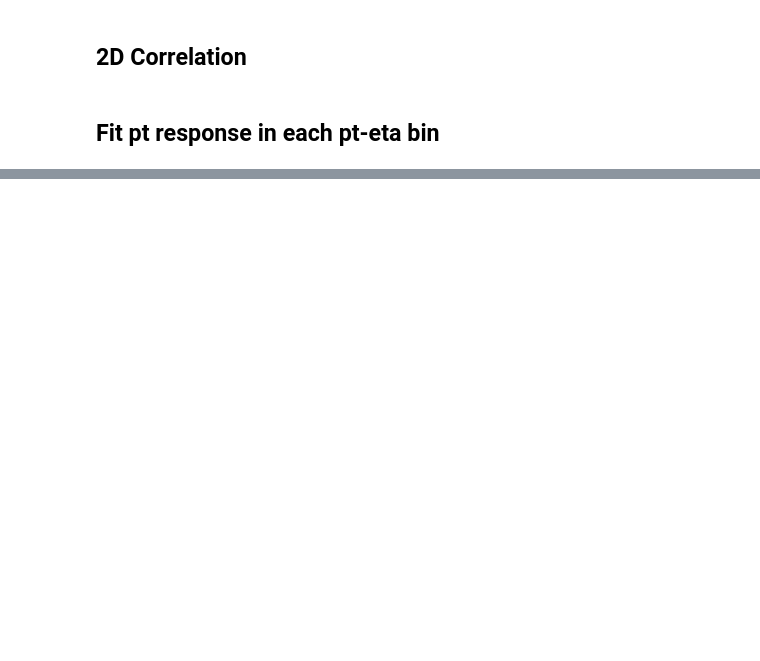
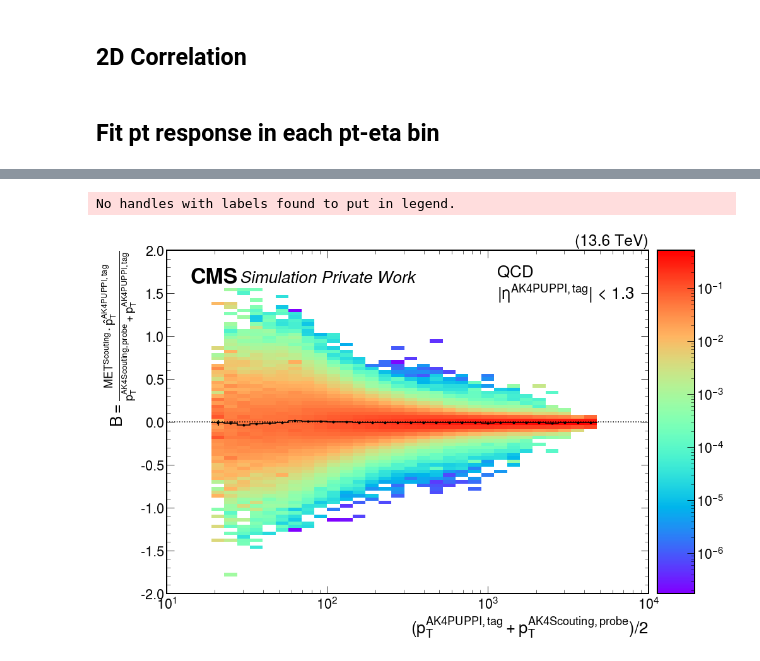
Before and after one commit to patinkaew/online-offline-jec, a Jupyter notebook: notebook/Analysis.ipynb, the cells around one changed output, grey strips where cells are left out. Saved outputs shown, nothing was run; the diff lists cells and outputs as text; code cells hidden in the pictures; blank space fills up the shorter version.

```diff
--- a/notebook/Analysis.ipynb
+++ b/notebook/Analysis.ipynb
@@ -97,0 +73,5 @@ out["processed_lumi"][dataset]["lumi"] = lumidata.get_lumi(out["processed_lumi"]
+# %%
+year = 2022
+era = "F"
+lumi_csv_path = "corrections/lumidata/lumi{}.csv".format(str(year)+era)
+lumi_csv_path
@@ -571,0 +669,34 @@ plot_tp_response(out, dataset=dataset,
+# %%
+# def plot_response(out, **kwargs):
+#     return plot_spectrum(out, "response", **kwargs)
+
+# def plot_tp_response(out, **kwargs):
+#     if "x_jet_label" in kwargs:
+#         kwargs["xlabel"] = format_pt_text(kwargs["x_jet_label"], kwargs.get("xlabel_full", False))
+#         if "y_jet_label" in kwargs:
+#             kwargs["ylabel"] = format_response_text(kwargs["x_jet_label"], kwargs["y_jet_label"],
+#                                                     kwargs.get("ylabel_style", 0),
+#                                                     kwargs.get("ylabel_full", False))
+#     return plot_spectrum(out, "tp_response", **kwargs)
+
+plot_response = partial(plot_spectrum, hist_name="response",
+                        xlabel=format_pt_text, ylabel=format_response_text,
+                        hline=1.0)
+plot_asymmetry = partial(plot_spectrum, hist_name="asymmetry",
+                         xlabel=format_ave_pt_text, ylabel=format_asymmetry_text,
+                         hline=0.0)
+plot_tp_response = partial(plot_spectrum, hist_name="tp_response",
+                           xlabel=format_pt_text, ylabel=format_response_text,
+                           hline=1.0)
+plot_tp_asymmetry = partial(plot_spectrum, hist_name="tp_asymmetry",
+                            xlabel=format_ave_pt_text, ylabel=format_asymmetry_text,
+                            hline=0.0)
+plot_tp_metprojection = partial(plot_spectrum, hist_name="tp_metprojection",
+                                xlabel=format_ave_pt_text, ylabel=format_metprojection_text,
+                                hline=0.0)
+plot_tp_db = partial(plot_spectrum, hist_name="tp_asymmetry", plot_what="derive",
+                     xlabel=format_ave_pt_text, ylabel="Response $R_{rel}$",
+                     hline=1.0)
+plot_tp_mpf = partial(plot_spectrum, hist_name="tp_metprojection", plot_what="derive",
+                      xlabel=format_ave_pt_text, ylabel="Response $R_{rel}$",
+                      hline=0.0)
@@ -571,0 +765,9 @@ plot_tp_response(out, dataset=dataset,
+# %%
+plot_tp_metprojection(out, jet_type="AK4Scouting",
+                      eta_range=(0, 1.3, True),
+                      x_jet_label="AK4PUPPI, tag", y_jet_label="AK4Scouting, probe",
+                      xscale="log", xlim=(10, None), normalize_pt=True,
+                      hep_args=hep_args, filename=None);
+# %% [output]
+No handles with labels found to put in legend.
+[figure, added]
```
Also changed, not shown: parts of 37 cells of this notebook.
